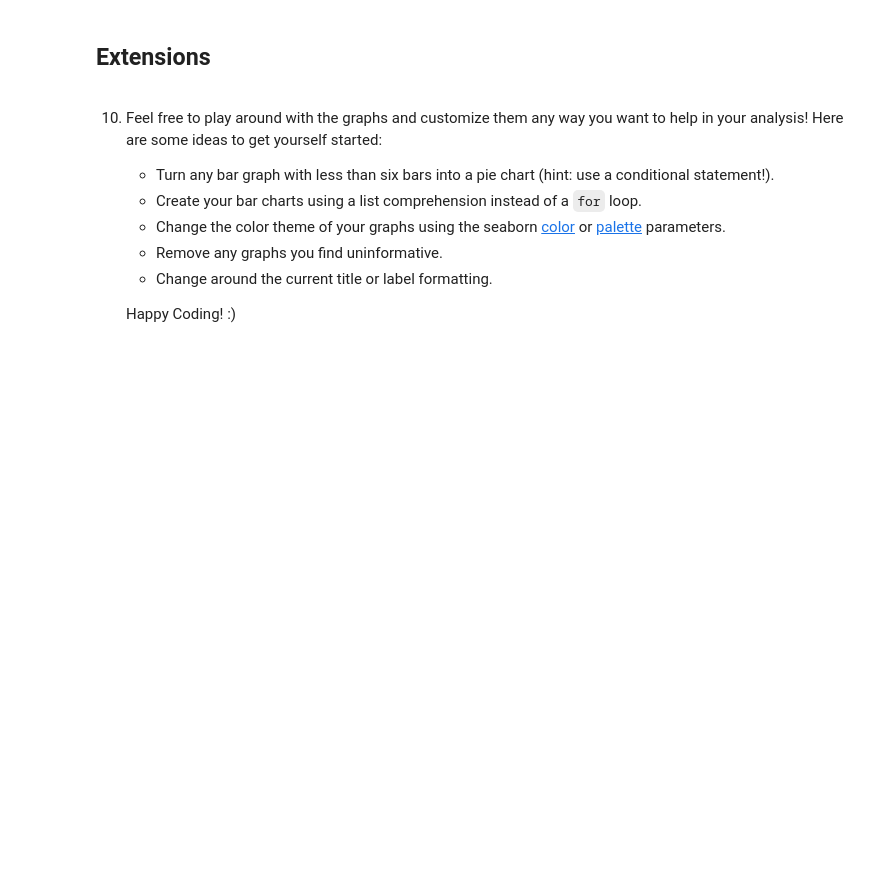
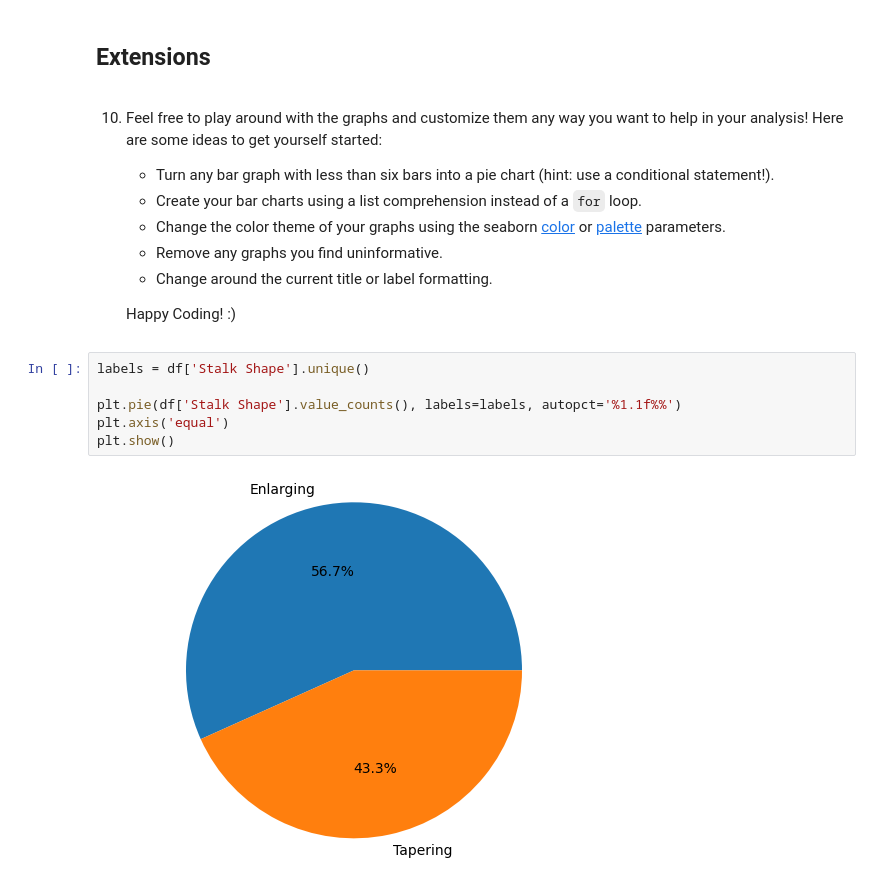
Before and after one commit to maylonleoncio/Codecademy-Projects, a Jupyter notebook: Exploring-Mushrooms/Exploring Mushrooms.ipynb, the cells around one changed output. Drawn from its saved outputs; the diff is of its cells as text; blank space fills up the shorter version.

```diff
--- a/Exploring-Mushrooms/Exploring Mushrooms.ipynb
+++ b/Exploring-Mushrooms/Exploring Mushrooms.ipynb
@@ -171,3 +176,11 @@ for column in columns:
     * Change around the current title or label formatting.
 
     Happy Coding! :)
+# %%
+labels = df['Stalk Shape'].unique()
+
+plt.pie(df['Stalk Shape'].value_counts(), labels=labels, autopct='%1.1f%%')
+plt.axis('equal')
+plt.show()
+# %% [output]
+[figure, added]
```
Also changed, not shown: parts of 3 cells of this notebook.
